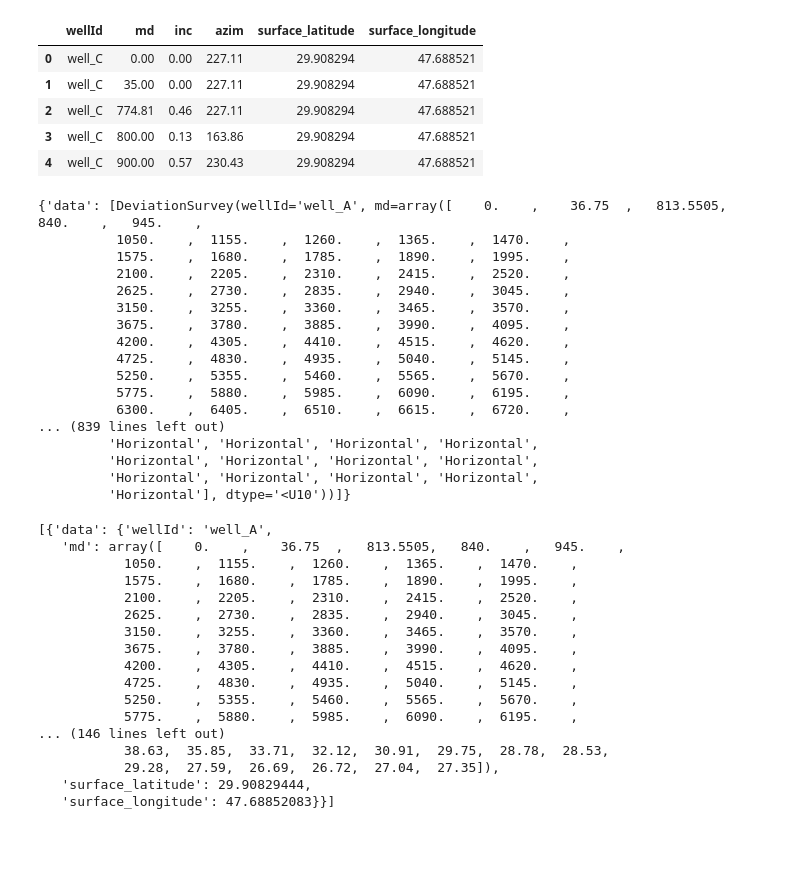
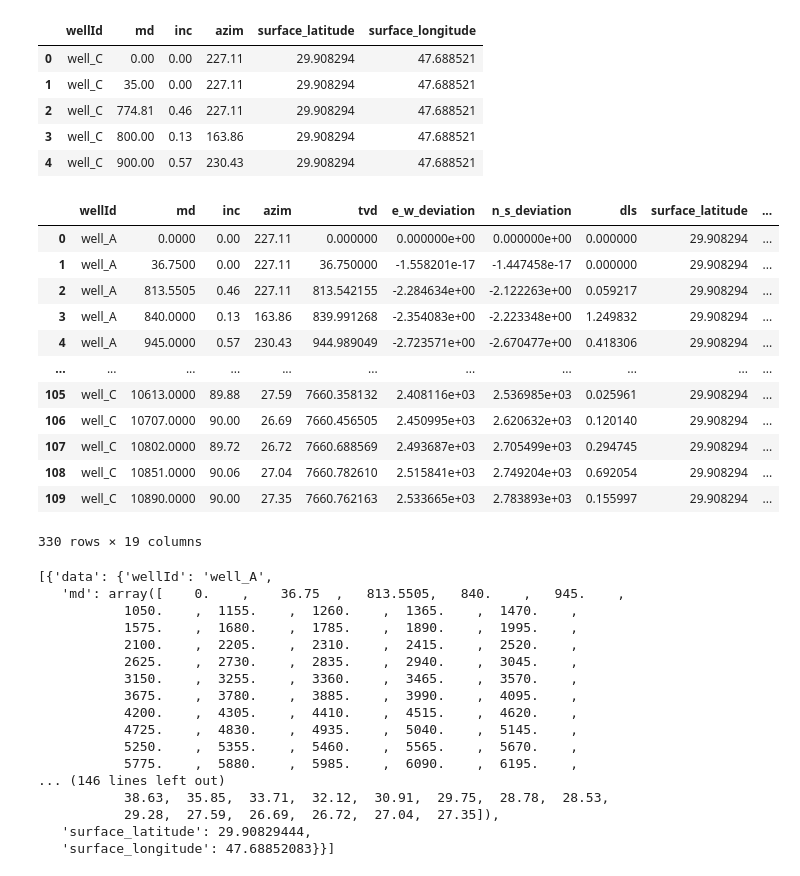
Before and after one commit to bpamos/welltrajconvert, a Jupyter notebook: notebook/new wellbore trajectory class.ipynb, the cells around one changed output. Saved outputs shown, nothing was run; the diff lists cells and outputs as text; code cells hidden in the pictures; blank space fills up the shorter version.

```diff
--- a/notebook/new wellbore trajectory class.ipynb
+++ b/notebook/new wellbore trajectory class.ipynb
@@ -148,31 +148,67 @@ def from_multiple_wells(df:DataFrame, wellId_name: Optional[str] = None, md_name
 
     res = {'data': dlist}
     return res
+# %%
+def from_multiple_wells_to_df(df:DataFrame, wellId_name: Optional[str] = None, md_name: Optional[str] = None,
+                 inc_name: Optional[str] = None, azim_name: Optional[str] = None,
+                 surface_latitude_name: Optional[str] = None,
+                 surface_longitude_name: Optional[str] = None,
+                 surface_x_name: Optional[str] = None,
+                 surface_y_name: Optional[str] = None):
+    #group by wellId, ensures this will work with single well or mulitple.
+    grouped = df.groupby(wellId_name)
+
+    #initialize empty dict and list
+    appended_df = pd.DataFrame()
+    # loop through groups converting them to the proper dict format
+    for name, group in grouped:
+
+        group.reset_index(inplace=True, drop=True)
+
+        if surface_latitude_name is not None and surface_longitude_name is not None:
+            well_obj = WellboreTrajectory.from_df(group,  wellId_name = wellId_name, md_name=md_name,
+                                                  inc_name=inc_name, azim_name=azim_name,
+                                                   surface_latitude_name=surface_latitude_name,
+                                                   surface_longitude_name=surface_longitude_name)
+        if surface_x_name is not None and surface_y_name is not None:
+            well_obj = WellboreTrajectory.from_df(group,  wellId_name = wellId_name, md_name=md_name,
+                                                  inc_name=inc_name, azim_name=azim_name,
+                                                   surface_x_name=surface_x_name,
+                                                   surface_y_name=surface_y_name)
+
+        well_obj.calculate_survey_points()
+        well_obj.deviation_survey_obj
+        appended_df = appended_df.append(well_obj.get_survey_df())
+
+
+
+    res = appended_df
+    return res
 # %%
 #file_path = file_paths.items[0]
 #file_path = file_paths.items[0]
 #print(file_path)
 
-from_multiple_wells(df,  wellId_name = 'wellId', md_name='md', inc_name='inc', azim_name='azim',
+wells_body = from_multiple_wells(df,  wellId_name = 'wellId', md_name='md', inc_name='inc', azim_name='azim',
               surface_latitude_name='surface_latitude', surface_longitude_name='surface_longitude')
-# %% [output]
-{'data': [DeviationSurvey(wellId='well_A', md=array([    0.    ,    36.75  ,   813.5505,   840.    ,   945.    ,
-          1050.    ,  1155.    ,  1260.    ,  1365.    ,  1470.    ,
-          1575.    ,  1680.    ,  1785.    ,  1890.    ,  1995.    ,
-          2100.    ,  2205.    ,  2310.    ,  2415.    ,  2520.    ,
-          2625.    ,  2730.    ,  2835.    ,  2940.    ,  3045.    ,
-          3150.    ,  3255.    ,  3360.    ,  3465.    ,  3570.    ,
-          3675.    ,  3780.    ,  3885.    ,  3990.    ,  4095.    ,
-          4200.    ,  4305.    ,  4410.    ,  4515.    ,  4620.    ,
-          4725.    ,  4830.    ,  4935.    ,  5040.    ,  5145.    ,
-          5250.    ,  5355.    ,  5460.    ,  5565.    ,  5670.    ,
-          5775.    ,  5880.    ,  5985.    ,  6090.    ,  6195.    ,
-          6300.    ,  6405.    ,  6510.    ,  6615.    ,  6720.    ,
-... (839 lines left out)
-         'Horizontal', 'Horizontal', 'Horizontal', 'Horizontal',
-         'Horizontal', 'Horizontal', 'Horizontal', 'Horizontal',
-         'Horizontal', 'Horizontal', 'Horizontal', 'Horizontal',
-         'Horizontal'], dtype='<U10'))]}
+# %%
+df_wells = from_multiple_wells_to_df(df,  wellId_name = 'wellId', md_name='md', inc_name='inc', azim_name='azim',
+              surface_latitude_name='surface_latitude', surface_longitude_name='surface_longitude')
+df_wells
+# %% [output]
+|  | wellId | md | inc | azim | tvd | e_w_deviation | n_s_deviation | dls | surface_latitude | ... |
+| 0 | well_A | 0.0000 | 0.00 | 227.11 | 0.000000 | 0.000000e+00 | 0.000000e+00 | 0.000000 | 29.908294 | ... |
+| 1 | well_A | 36.7500 | 0.00 | 227.11 | 36.750000 | -1.558201e-17 | -1.447458e-17 | 0.000000 | 29.908294 | ... |
+| 2 | well_A | 813.5505 | 0.46 | 227.11 | 813.542155 | -2.284634e+00 | -2.122263e+00 | 0.059217 | 29.908294 | ... |
+| 3 | well_A | 840.0000 | 0.13 | 163.86 | 839.991268 | -2.354083e+00 | -2.223348e+00 | 1.249832 | 29.908294 | ... |
+| 4 | well_A | 945.0000 | 0.57 | 230.43 | 944.989049 | -2.723571e+00 | -2.670477e+00 | 0.418306 | 29.908294 | ... |
+| ... | ... | ... | ... | ... | ... | ... | ... | ... | ... | ... |
+| 105 | well_C | 10613.0000 | 89.88 | 27.59 | 7660.358132 | 2.408116e+03 | 2.536985e+03 | 0.025961 | 29.908294 | ... |
+| 106 | well_C | 10707.0000 | 90.00 | 26.69 | 7660.456505 | 2.450995e+03 | 2.620632e+03 | 0.120140 | 29.908294 | ... |
+| 107 | well_C | 10802.0000 | 89.72 | 26.72 | 7660.688569 | 2.493687e+03 | 2.705499e+03 | 0.294745 | 29.908294 | ... |
+| 108 | well_C | 10851.0000 | 90.06 | 27.04 | 7660.782610 | 2.515841e+03 | 2.749204e+03 | 0.692054 | 29.908294 | ... |
+| 109 | well_C | 10890.0000 | 90.00 | 27.35 | 7660.762163 | 2.533665e+03 | 2.783893e+03 | 0.155997 | 29.908294 | ... |
+330 rows × 19 columns
 # %%
 # data body test
 
```
Also changed, not shown: 1 other file.
